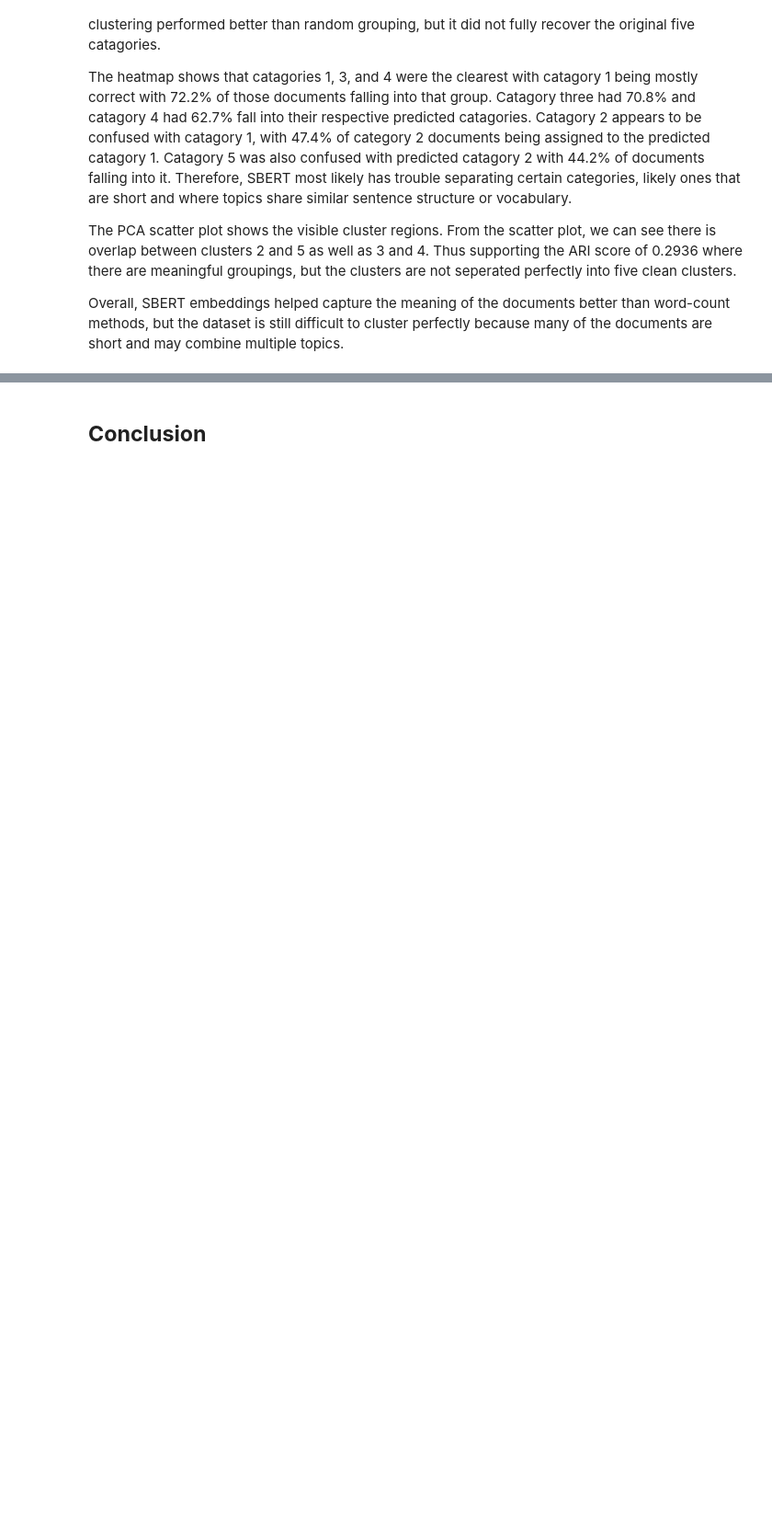
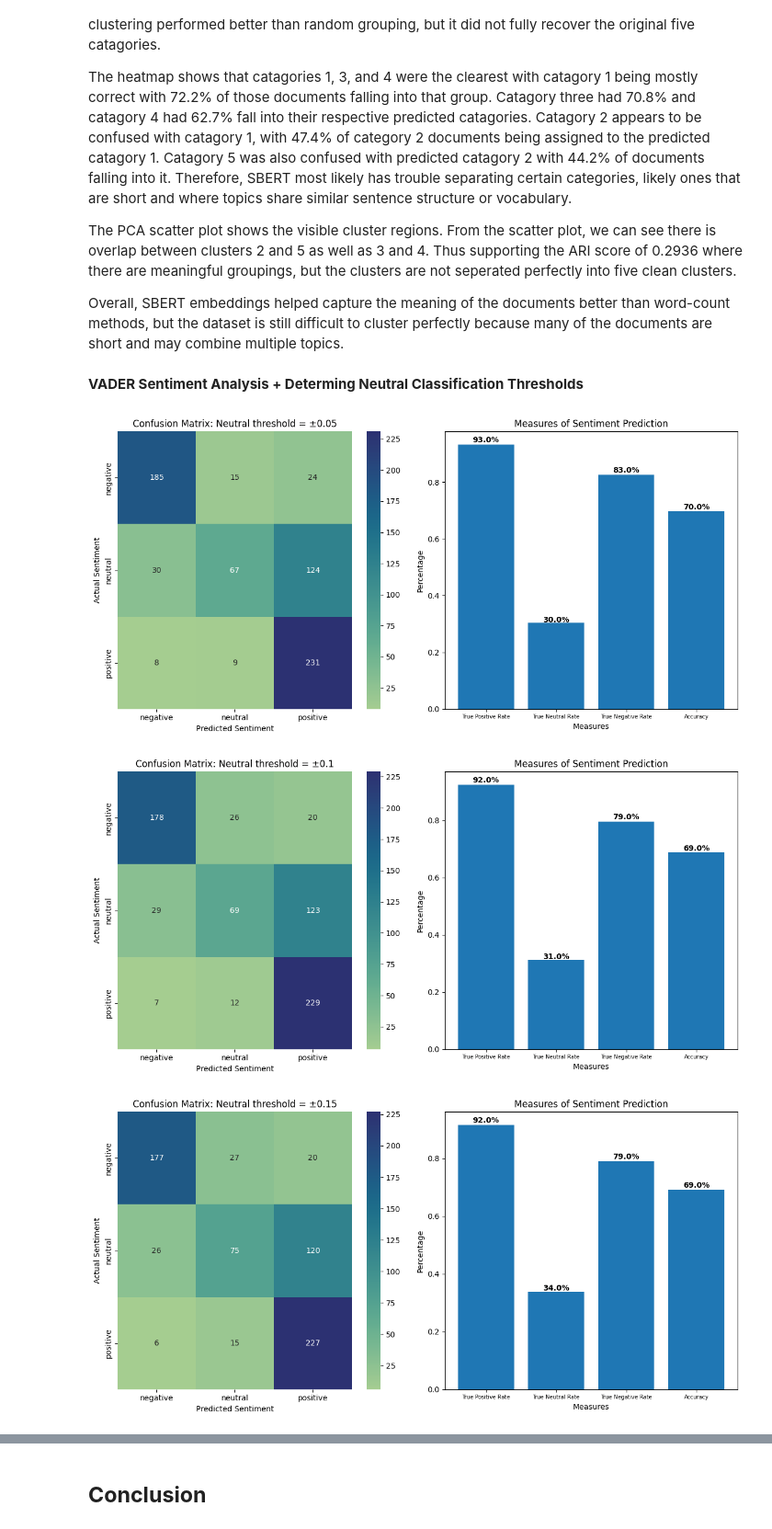
Before and after one commit to christiewong219/Team-5-CS105-Final-Project, a Jupyter notebook: Team_5_Phase_2_3_fixed.ipynb, the cells around one changed output, grey strips where cells are left out. Shown at 92% size. Cells and saved outputs as stored; diff of their text form; code cells hidden in the pictures; blank space fills up the shorter version.

Commit message:
Finishing VADER sentiment analysis

```diff
--- a/Team_5_Phase_2_3_fixed.ipynb
+++ b/Team_5_Phase_2_3_fixed.ipynb
@@ -1180,3 +1187,5 @@ The heatmap shows that catagories 1, 3, and 4 were the clearest with catagory 1
 The PCA scatter plot shows the visible cluster regions. From the scatter plot, we can see there is overlap between clusters 2 and 5 as well as 3 and 4. Thus supporting the ARI score of 0.2936 where there are meaningful groupings, but the clusters are not seperated perfectly into five clean clusters.
 
 Overall, SBERT embeddings helped capture the meaning of the documents better than word-count methods, but the dataset is still difficult to cluster perfectly because many of the documents are short and may combine multiple topics.
+# %% [markdown]
+**VADER Sentiment Analysis + Determing Neutral Classification Thresholds**
@@ -1182,0 +1278,9 @@ Overall, SBERT embeddings helped capture the meaning of the documents better tha
+# %%
+for threshold in [0.05, 0.1, 0.15, 0.20, 0.25]:
+  df_temp = apply_vader(df, threshold)
+  cm_temp = create_confusion_matrix(df_temp)
+  plot_cm(cm_temp, threshold)
+# %% [output]
+[figure, added]
+[figure, added]
+[figure, added]
```
Also changed, not shown: parts of 6 cells of this notebook.
